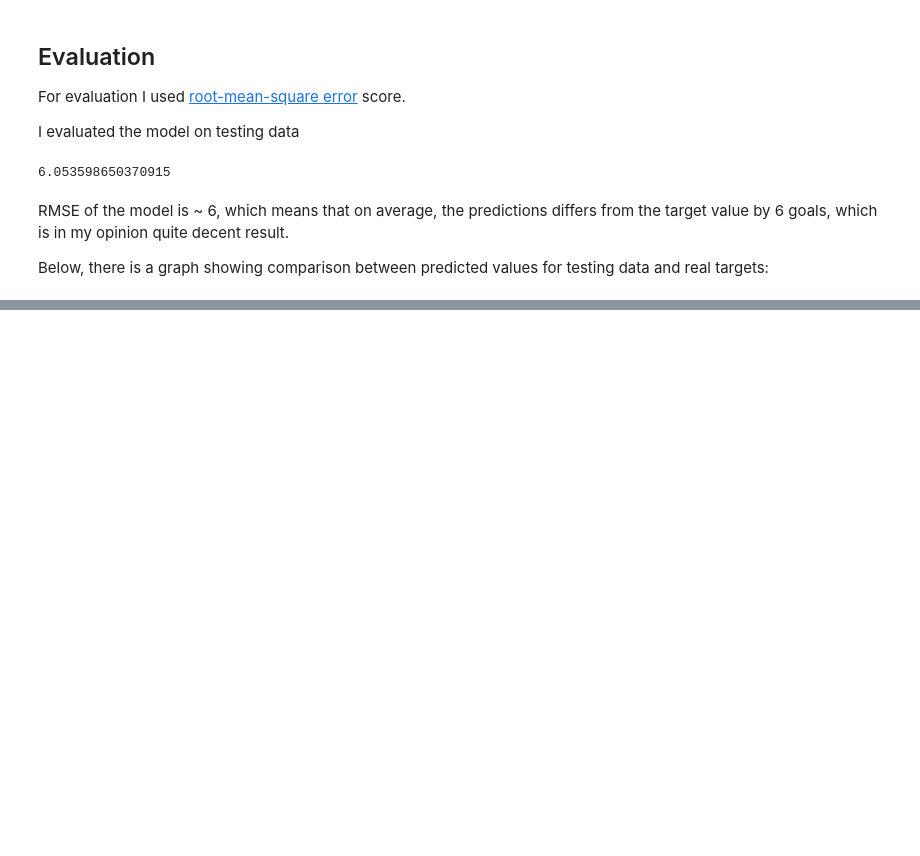
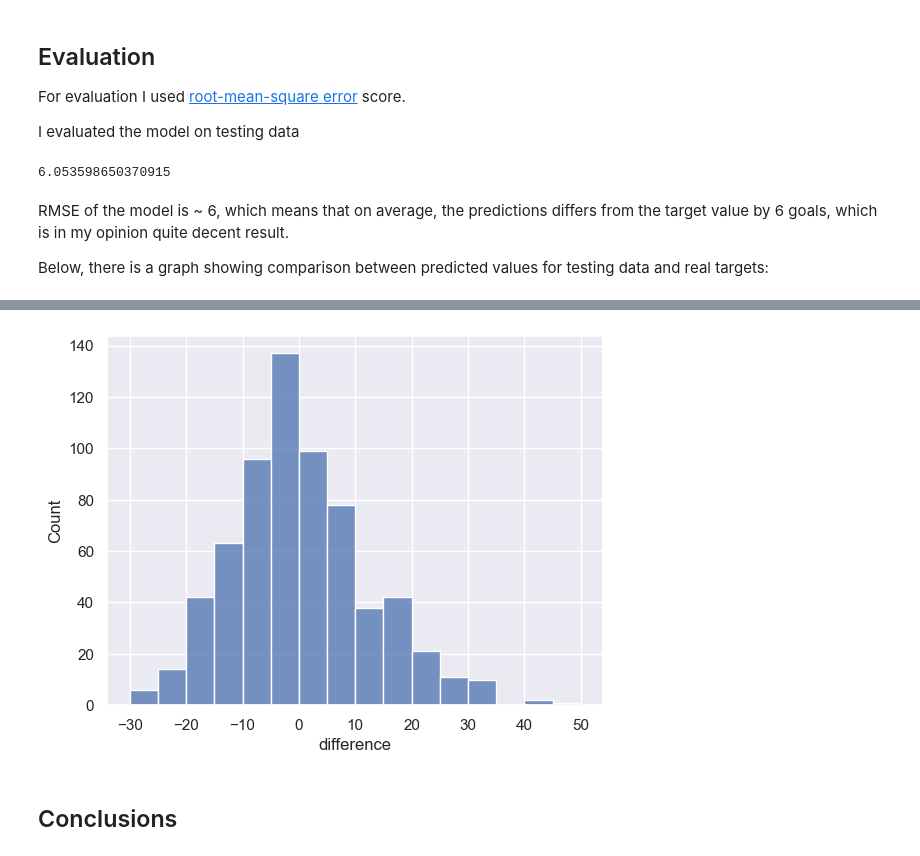
Before and after one commit to VL-CZ/NDBI048-data-science, a Jupyter notebook: homework/NHL-data-report.ipynb, the cells around one changed output, grey strips where cells are left out. Saved outputs shown, nothing was run; the diff lists cells and outputs as text; code cells hidden in the pictures; blank space fills up the shorter version.

Commit message:
almost done, conclusion missing

```diff
--- a/homework/NHL-data-report.ipynb
+++ b/homework/NHL-data-report.ipynb
@@ -406,0 +434,8 @@ On the other hand, for targets > 20, the predictions are typically under-estimat
+# %%
+differences_df = pd.DataFrame({'difference' : []})
+differences_df['difference'] = y_test - predictions
+g = sns.histplot(data=differences_df, x="difference", binwidth=5, binrange=(-30,50))
+# %% [output]
+[figure, added]
+# %% [markdown]
+## Conclusions
```
Also changed, not shown: parts of 6 cells of this notebook.
